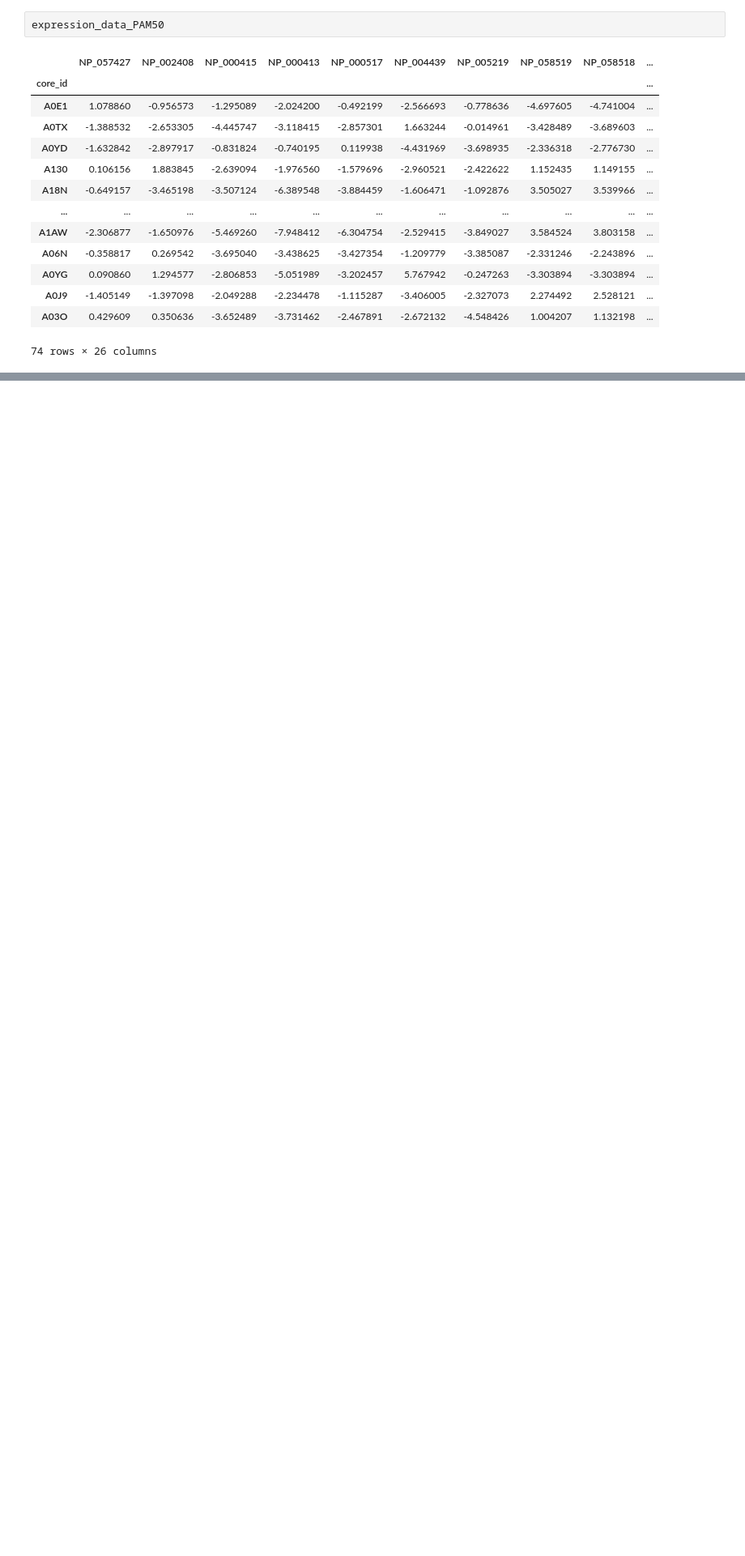
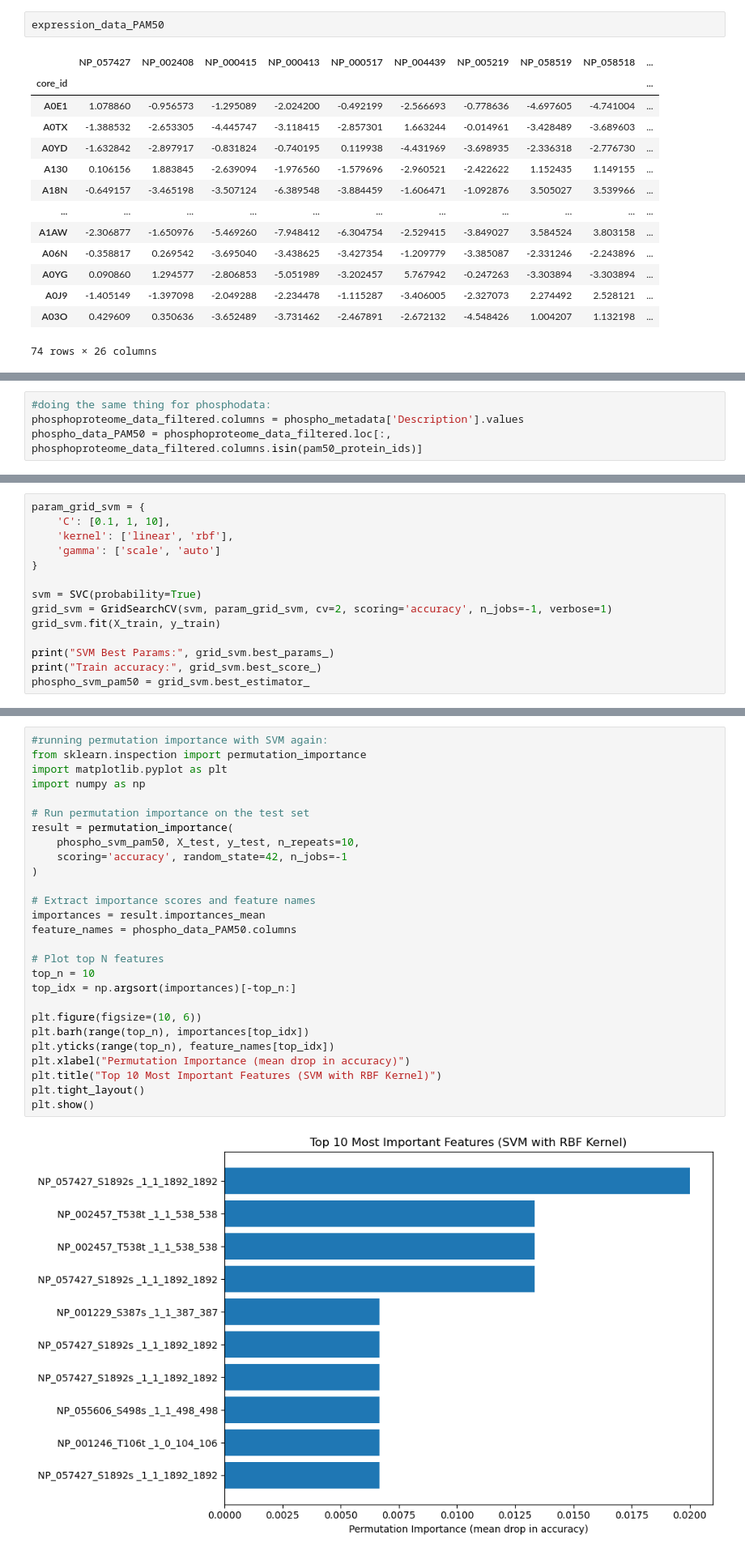
Before and after one commit to tiffanyqtang/Proteomics_Final, a Jupyter notebook: proteomics_final.ipynb, the cells around one changed output, grey strips where cells are left out. Shown: that part at 81% size. Saved outputs shown, nothing was run; the diff lists cells and outputs as text; blank space fills up the shorter version.

```diff
--- a/proteomics_final.ipynb
+++ b/proteomics_final.ipynb
@@ -721,0 +909,4 @@ NameError: name 'PAM50_protein' is not defined
+# %%
+#doing the same thing for phosphodata:
+phosphoproteome_data_filtered.columns = phospho_metadata['Description'].values
+phospho_data_PAM50 = phosphoproteome_data_filtered.loc[:, phosphoproteome_data_filtered.columns.isin(pam50_protein_ids)]
@@ -721,0 +1293,14 @@ NameError: name 'PAM50_protein' is not defined
+# %%
+param_grid_svm = {
+    'C': [0.1, 1, 10],
+    'kernel': ['linear', 'rbf'],
+    'gamma': ['scale', 'auto']
+}
+
+svm = SVC(probability=True)
+grid_svm = GridSearchCV(svm, param_grid_svm, cv=2, scoring='accuracy', n_jobs=-1, verbose=1)
+grid_svm.fit(X_train, y_train)
+
+print("SVM Best Params:", grid_svm.best_params_)
+print("Train accuracy:", grid_svm.best_score_)
+phospho_svm_pam50 = grid_svm.best_estimator_
@@ -721,0 +1325,29 @@ NameError: name 'PAM50_protein' is not defined
+# %%
+#running permutation importance with SVM again:
+from sklearn.inspection import permutation_importance
+import matplotlib.pyplot as plt
+import numpy as np
+
+# Run permutation importance on the test set
+result = permutation_importance(
+    phospho_svm_pam50, X_test, y_test, n_repeats=10,
+    scoring='accuracy', random_state=42, n_jobs=-1
+)
+
+# Extract importance scores and feature names
+importances = result.importances_mean
+feature_names = phospho_data_PAM50.columns
+
+# Plot top N features
+top_n = 10
+top_idx = np.argsort(importances)[-top_n:]
+
+plt.figure(figsize=(10, 6))
+plt.barh(range(top_n), importances[top_idx])
+plt.yticks(range(top_n), feature_names[top_idx])
+plt.xlabel("Permutation Importance (mean drop in accuracy)")
+plt.title("Top 10 Most Important Features (SVM with RBF Kernel)")
+plt.tight_layout()
+plt.show()
+# %% [output]
+[figure, added]
```
Also changed, not shown: parts of 65 cells of this notebook.
